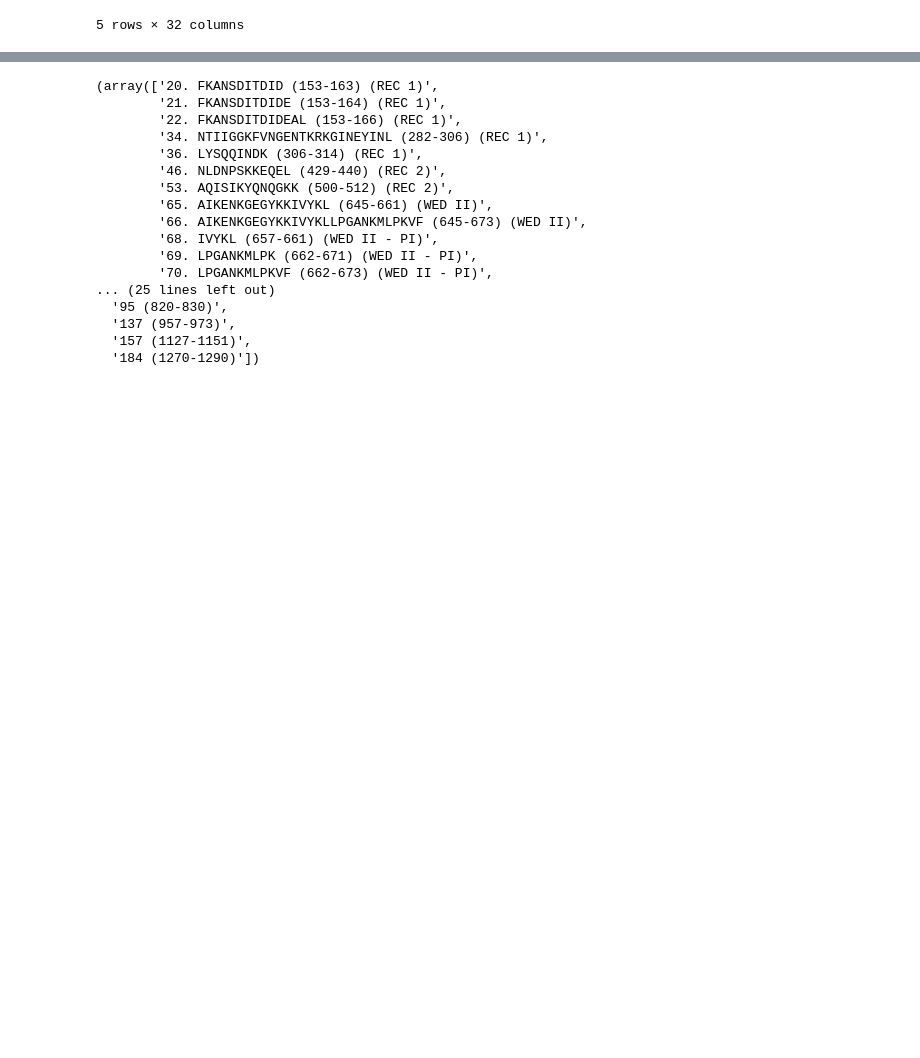
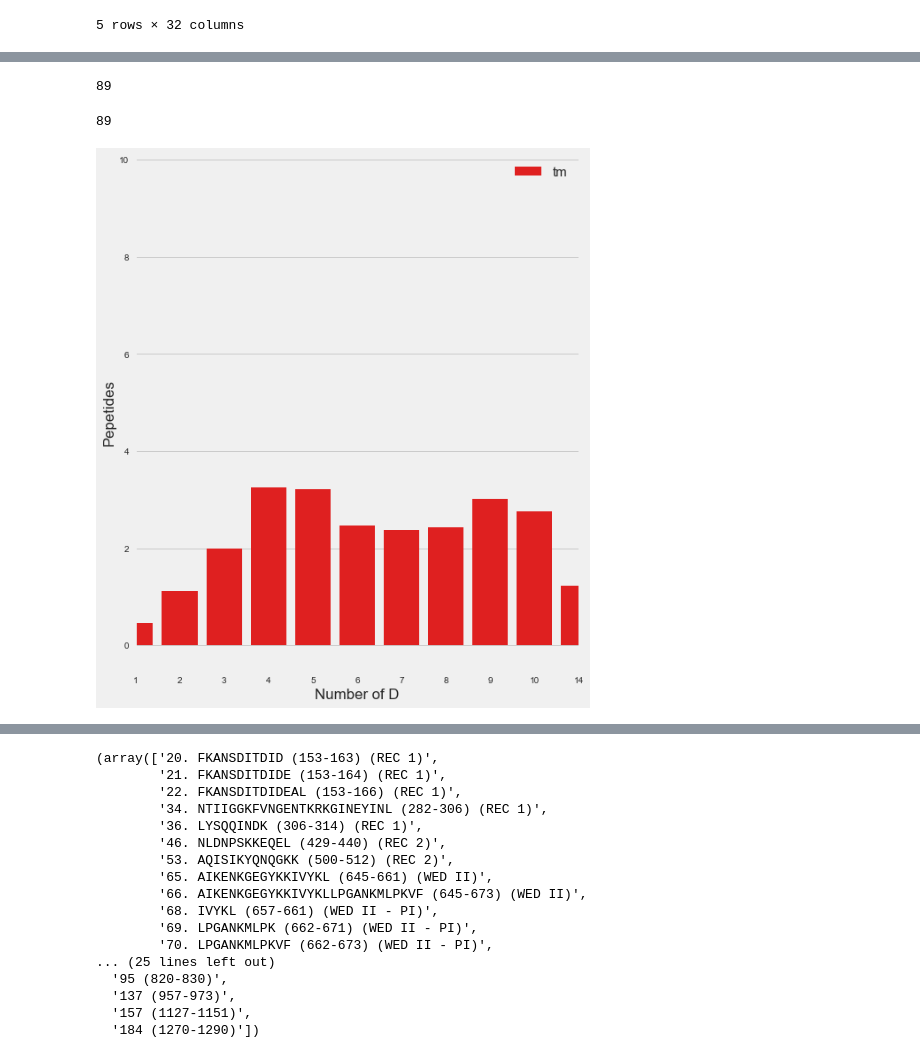
Before and after one commit to zahid1202/Mass-Spec-Data-Plotting, a Jupyter notebook: HDX_CRISPR_Cas12a_plot.ipynb, the cells around one changed output, grey strips where cells are left out. Cells and saved outputs as stored; diff of their text form; code cells hidden in the pictures; blank space fills up the shorter version.

```diff
--- a/HDX_CRISPR_Cas12a_plot.ipynb
+++ b/HDX_CRISPR_Cas12a_plot.ipynb
@@ -259,6 +259,7 @@ class HDX(object):
 
         # A column with a concatenated peptides' names and their domains'names.
         df["pepsdmn"] = df.peps.apply(lambda x: x + " (") + df.domains.apply(lambda x: x + ")")
+        df["idxdmn"] = df.idx1.apply(lambda x: x + " (") + df.domains.apply(lambda x: x + ")")
 
         return df
 
@@ -829,3 +846,8 @@ class plots(pep_analyzer, HDX):
 
                 #plt.tight_layout()
                 #plt.savefig("barplot1.pdf", dpi=500, bbox_extra_artists=(ax1,ax2,ax3), bbox_inches='tight')
+# %%
+pl = plots()
+fd = pl.cal_diff()
+
+pep, idx = pl.pep_diff_sig_class(dstate=("Apo", "Binary"), st1_st2=True, er_da=1)
@@ -831,0 +893,33 @@ class plots(pep_analyzer, HDX):
+# %%
+axis_label=data.pepsdmn.tolist()
+axis_label
+len(data.pepsdmn)
+# %% [output]
+89
+# %%
+pep, idx1 = pl.pep_diff_sig_class(dstate=("Apo", "Binary"), st1_st2=True, er_da=1)
+data = fd.loc[idx1]
+data = data.loc[data['Deut Time (sec)'] == 120]
+len(data)
+# %% [output]
+89
+# %%
+pep, idx1 = pl.pep_diff_sig_class(dstate=("Apo", "Binary"), st1_st2=True, er_da=1)
+data = fd.loc[idx1]
+#data = data.loc[data['Deut Time (sec)'] == 120]
+len(data)
+plt.figure(figsize =(8,10))
+br = sns.barplot(y="Apo_Binary", x ="idx_pep", data =data.loc[data['Deut Time (sec)'] == 120], label = "tm", color="r", dodge =False)
+br.legend(loc= "upper right", frameon=False,fontsize=15)
+br.set(xlim=(0, 10),ylabel="Pepetides", xlabel = "Number of D")
+
+#br.set_xlabel("Number of D",fontsize=15)
+#locs, labels = plt.xticks()
+
+
+plt.xticks(ticks, axis_label, rotation=90, fontsize=15)
+axis_label=data.peps.tolist()
+ticks = len(data.pepsdmn)
+br.set_yticklabels(axis_label, rotation=90)
+# %% [output]
+[figure, added]
```
Also changed, not shown: parts of 9 cells of this notebook.
